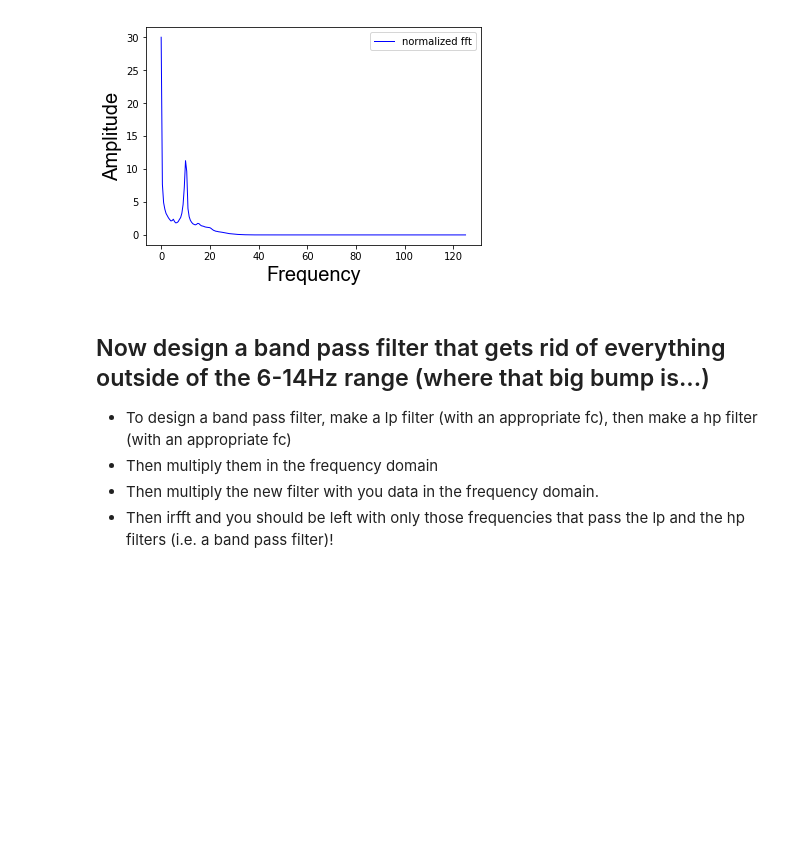
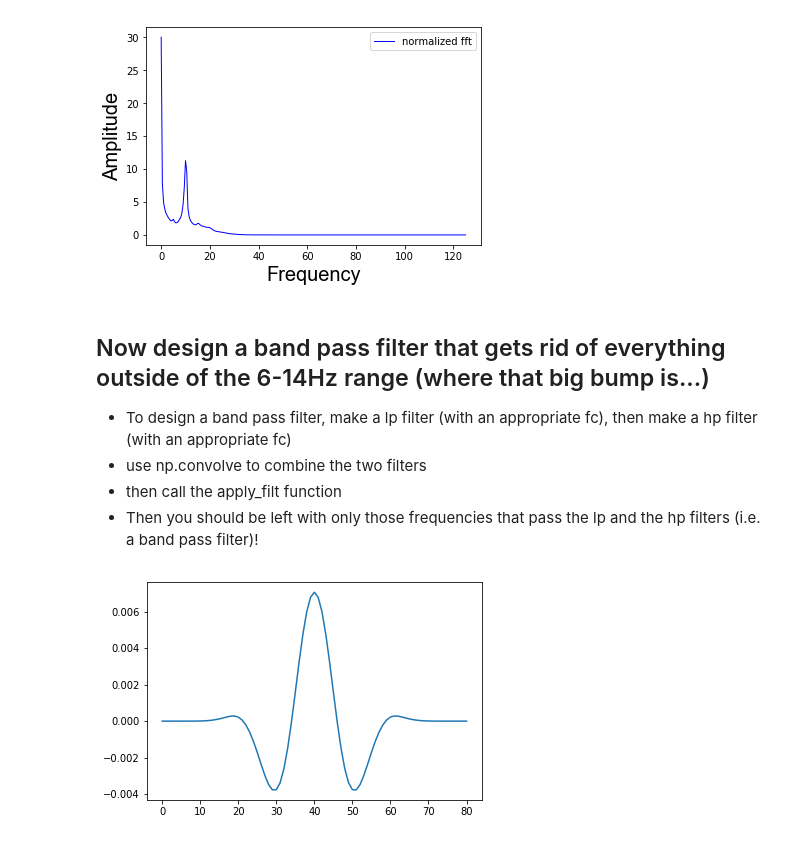
Before and after one commit to TimCSheehan/dev, a Jupyter notebook: Tutorial_062_Exercises_Answers.ipynb, the cells around one changed output. Cells and saved outputs as stored; diff of their text form; code cells hidden in the pictures; blank space fills up the shorter version.

Commit message:
update filtering tutorials

```diff
--- a/Tutorial_062_Exercises_Answers.ipynb
+++ b/Tutorial_062_Exercises_Answers.ipynb
@@ -81,13 +80,13 @@ b=0.1
 win = 'blackman'
 type_filt = 'lp'
 
-# make our function call to generate a hp filter
-n, sinc_func = define_sinc_filter(fc=fc, b=b, window=win, type_filt=type_filt)
+# make our function call to generate a lp filter
+n, sinc_func = msf.define_filt(fc=fc, b=b, window=win, type_filt=type_filt)
 
 # filter the signal
 filt_sig = np.zeros((r,c))
 for i in np.arange(r):
-    filt_sig[i,:] = apply_filter(input_sig=seg_data[i,:], input_filter=sinc_func)
+    filt_sig[i,:] = msf.apply_filt(input_sig=seg_data[i,:], input_filter=sinc_func)
 # %% [markdown]
 ## Then FFT it again to see if you got rid of the hf components of the signal
 # %%
@@ -114,6 +114,40 @@ plt.show()
 # %% [markdown]
 ## Now design a band pass filter that gets rid of everything outside of the 6-14Hz range (where that big bump is...)
 * To design a band pass filter, make a lp filter (with an appropriate fc), then make a hp filter (with an appropriate fc)
-* Then multiply them in the frequency domain
-* Then multiply the new filter with you data in the frequency domain.
-* Then irfft and you should be left with only those frequencies that pass the lp and the hp filters (i.e. a band pass filter)!
+* use np.convolve to combine the two filters
+* then call the apply_filt function
+* Then you should be left with only those frequencies that pass the lp and the hp filters (i.e. a band pass filter)!
+# %%
+# figure out our target fc given a desired band pass range
+bp_range = [6, 14]
+# convert from Hz to fc
+fcs = bp_range/sr
+
+# build the low pass filter
+fc=fcs[0]
+b=0.1
+win = 'blackman'
+type_filt = 'lp'
+
+# make our function call to generate a lp filter
+n, sinc_func_lp = msf.define_filt(fc=fc, b=b, window=win, type_filt=type_filt)
+
+# now make the hp filter
+fc=fcs[1]
+b=0.1
+win = 'blackman'
+type_filt = 'hp'
+
+# make our function call to generate a hp filter
+n, sinc_func_hp = msf.define_filt(fc=fc, b=b, window=win, type_filt=type_filt)
+
+# now convolve the two filters
+bp_filt = np.convolve(sinc_func_lp,sinc_func_hp)
+plt.plot(bp_filt)
+
+# filter the signal
+filt_sig = np.zeros((r,c))
+for i in np.arange(r):
+    filt_sig[i,:] = msf.apply_filt(input_sig=seg_data[i,:], input_filter=bp_filt)
+# %% [output]
+[figure, added]
```
Also changed, not shown: parts of 5 cells of this notebook, 3 other files.
